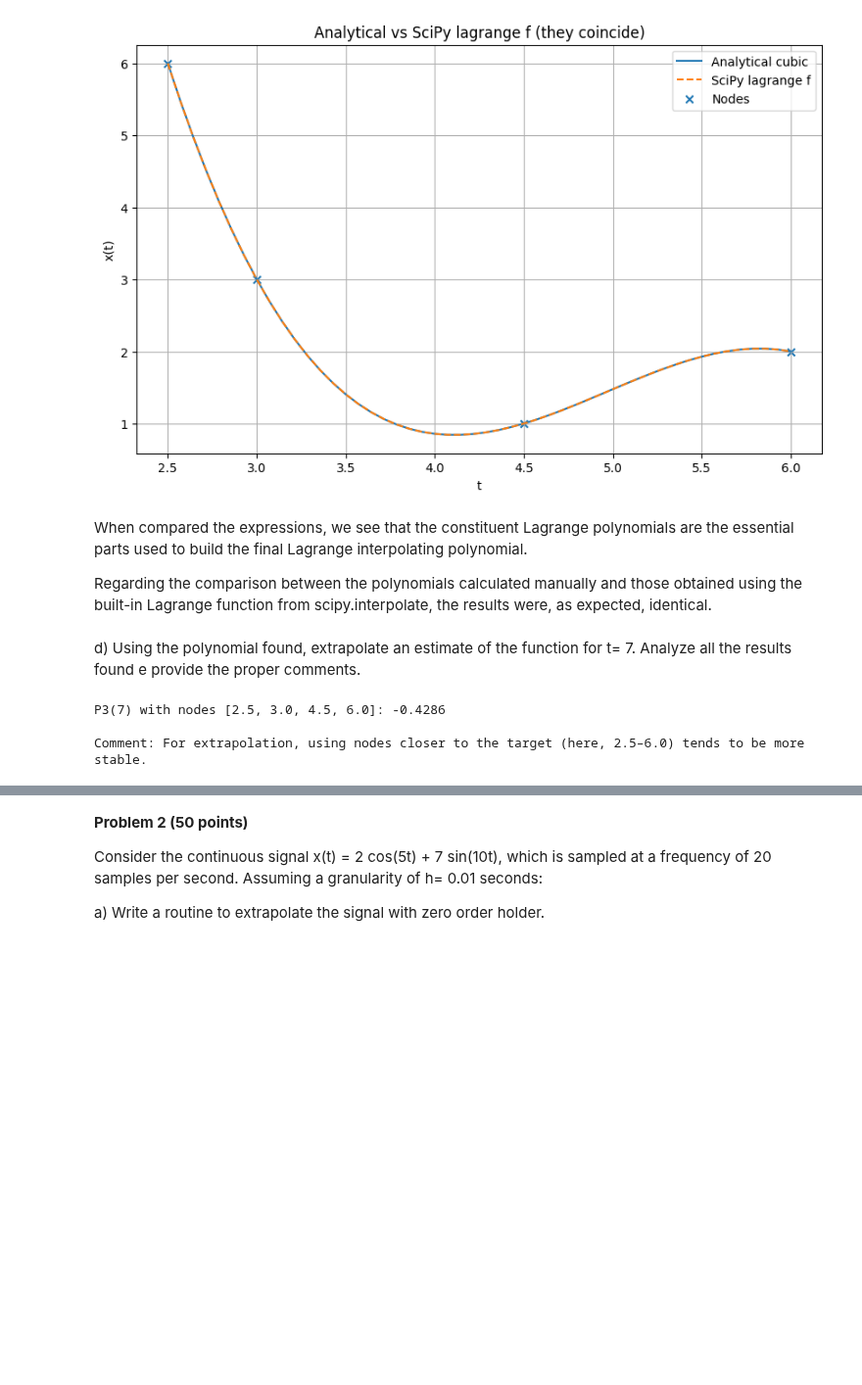
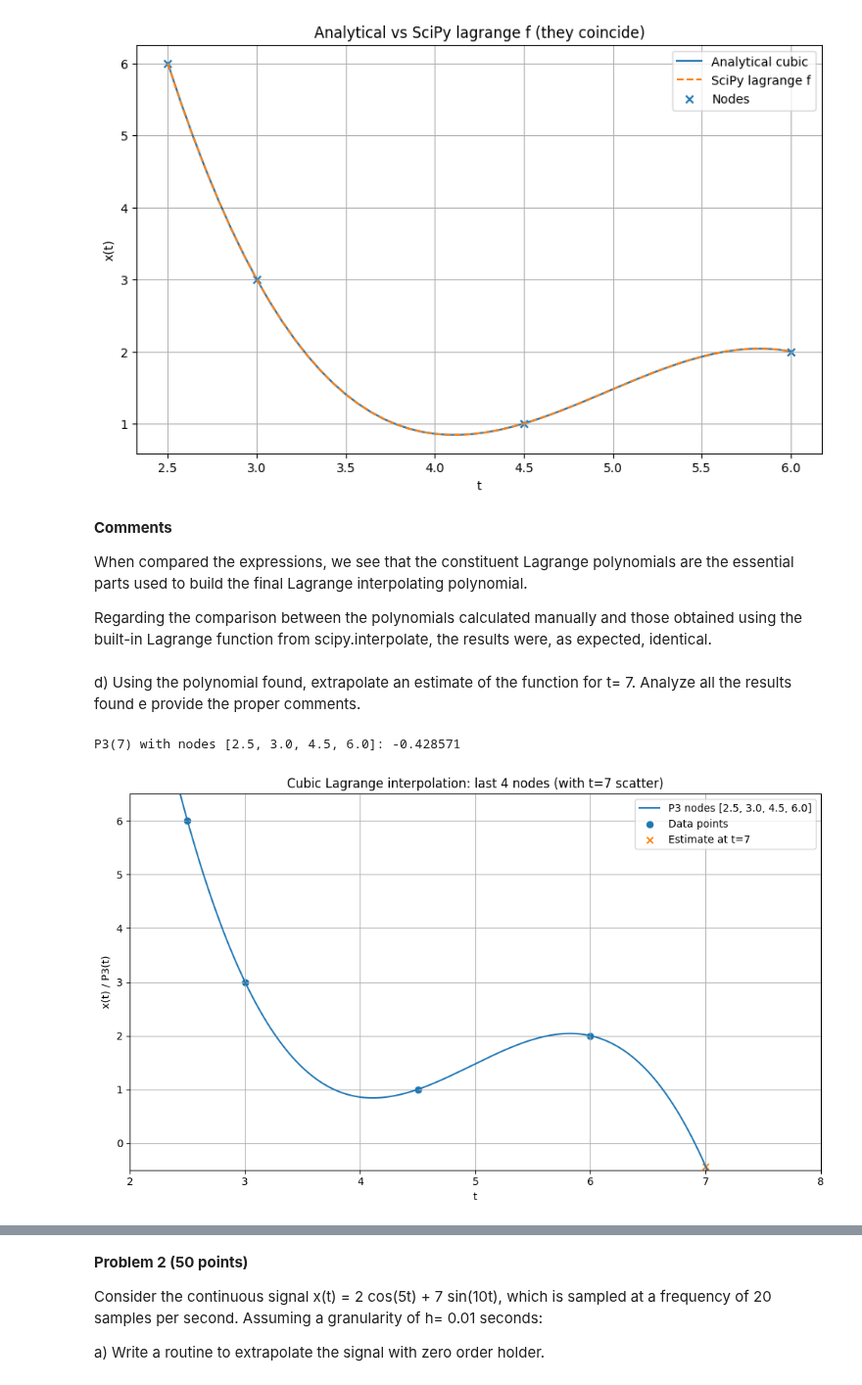
Before and after one commit to saulosgil/Disciplina_Modelagem-e-simula--o-de-sistemas, a Jupyter notebook: exercises/SE04/SE04_SauloGil.ipynb, the cells around one changed output, grey strips where cells are left out. Shown at 98% size. Saved outputs shown, nothing was run; the diff lists cells and outputs as text; code cells hidden in the pictures; blank space fills up the shorter version.

```diff
--- a/exercises/SE04/SE04_SauloGil.ipynb
+++ b/exercises/SE04/SE04_SauloGil.ipynb
@@ -169,6 +169,8 @@ t^1              -34.1905           -34.1905             0.0000
 t^0               54.5714            54.5714             0.0000
 [figure]
 # %% [markdown]
+**Comments**
+
 When compared the expressions, we see that the constituent Lagrange polynomials are the essential parts used to build the final Lagrange interpolating polynomial.
 
 Regarding the comparison between the polynomials calculated manually and those obtained using the built-in Lagrange function from scipy.interpolate, the results were, as expected, identical.
@@ -176,13 +178,33 @@ Regarding the comparison between the polynomials calculated manually and those o
 d) Using the polynomial found, extrapolate an estimate of the function
 for t= 7. Analyze all the results found e provide the proper comments.
 # %%
-t_ex = 7.0
-p1_7 = float(np.poly1d(P_last4)(t_ex))
+t_ex = 7.0 # extrapolation point
+p_7 = float(np.poly1d(P_last4)(t_ex)) # evaluate P3 at t=7.0
 
-print(f"P3(7) with nodes [2.5, 3.0, 4.5, 6.0]: {p1_7:.4f}")
+print(f"P3(7) with nodes [2.5, 3.0, 4.5, 6.0]: {p_7:.6f}")
+tt = np.linspace(t_all.min()-0.5, t_all.max()+2.5, 500)
+y = np.poly1d(P_last4)(tt) # evaluate P3 at all points in tt
 
-print("\nComment: For extrapolation, using nodes closer to the target (here, 2.5–6.0) tends to be more stable.")
+# plot both interpolations
+t_grid = np.linspace(2.5, 6.0) # zoomed-in grid
+y_grid = np.poly1d(P_last4)(t_grid) # evaluate P3 at all points in t_grid
+
+plt.figure(figsize=(10,6))
+plt.plot(tt, y, label="P3 nodes [2.5, 3.0, 4.5, 6.0]")
+plt.scatter(t_all, x_all, label="Data points")
+
+# ⬇️ new: mark the two estimates at t=7.0
+plt.scatter(t_ex, p_7, marker="x", label="Estimate at t=7")
+
+plt.xlabel("t")
+plt.ylabel("x(t) / P3(t)")
+plt.title("Cubic Lagrange interpolation: last 4 nodes (with t=7 scatter)")
+plt.legend()
+plt.grid()
+plt.xlim(2.0, 8.0)
+plt.ylim(-0.5, 6.5)
+plt.tight_layout()
+plt.show()
 # %% [output]
-P3(7) with nodes [2.5, 3.0, 4.5, 6.0]: -0.4286
-
-Comment: For extrapolation, using nodes closer to the target (here, 2.5–6.0) tends to be more stable.
+P3(7) with nodes [2.5, 3.0, 4.5, 6.0]: -0.428571
+[figure, added]
```
Also changed, not shown: parts of 4 cells of this notebook.
